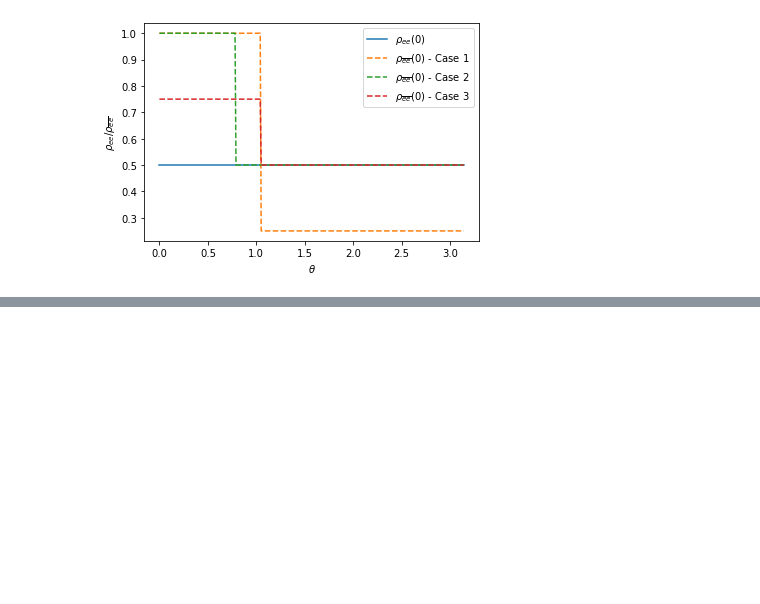
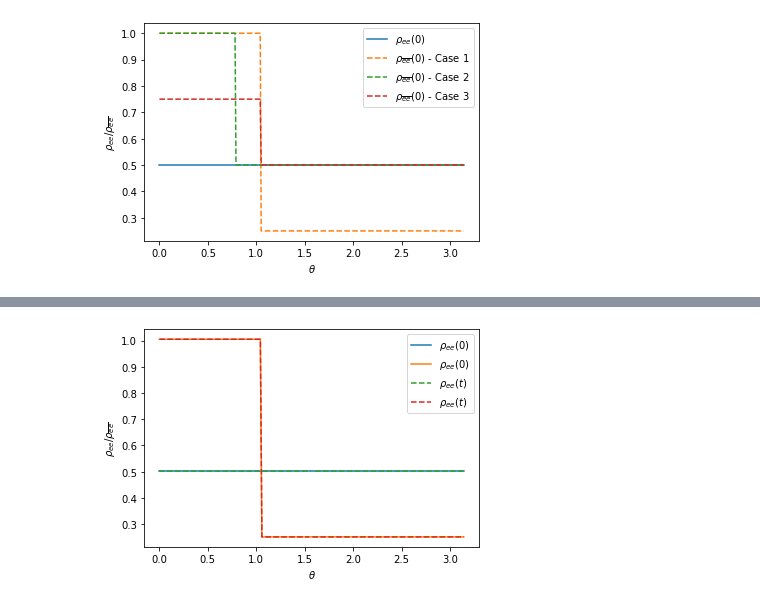
Before and after one commit to pedrodedin/Neutrino-Collective-Effects, a Jupyter notebook: Test_Fast_Oscillations.ipynb, the cells around one changed output, grey strips where cells are left out. Cells and saved outputs as stored; diff of their text form; code cells hidden in the pictures; blank space fills up the shorter version.

```diff
--- a/Test_Fast_Oscillations.ipynb
+++ b/Test_Fast_Oscillations.ipynb
@@ -276,2 +206,0 @@ nu, nubar= read_output(psoln,(n_f,n_dim,n_theta))
-# %%
-nu_e_time,nubar_e_time,nu_x_time,nubar_x_time=read_two_flavor_v1(nu, nubar)
@@ -335,3 +252,16 @@ plt.show()
 
         nubar_e_time[l].append(Pee*nubar[2][0][0][i]+(1-Pxx)*(-1)*nubar[2][1][0][i])
         nubar_x_time[l].append(Pxx*(-1)*nubar[2][1][0][i]+(1-Pee)*nubar[2][0][0][i])
+# %%
+# theta_vec=np.linspace(0,np.pi,theta_bins)
+theta_step=np.pi/theta_bins
+plt.plot(theta_vec,np.array(nu_e_time[0])/theta_step,label=r"$\rho_{ee}(0)$")
+plt.plot(theta_vec,np.array(nubar_e_time[0])/theta_step,label=r"$\rho_{ee}(0)$")
+plt.plot(theta_vec,np.array(nu_e_time[-1])/theta_step,ls='--',label=r"$\rho_{ee}(t)$")
+plt.plot(theta_vec,np.array(nubar_e_time[-1])/theta_step,ls='--',label=r"$\rho_{ee}(t)$")
+plt.xlabel(r"$\theta$")
+plt.ylabel(r"$\rho_{ee}$/$\rho_{\overline{ee}}$")
+plt.legend()
+plt.show()
+# %% [output]
+[figure, added]
```
Also changed, not shown: parts of 14 cells of this notebook.
